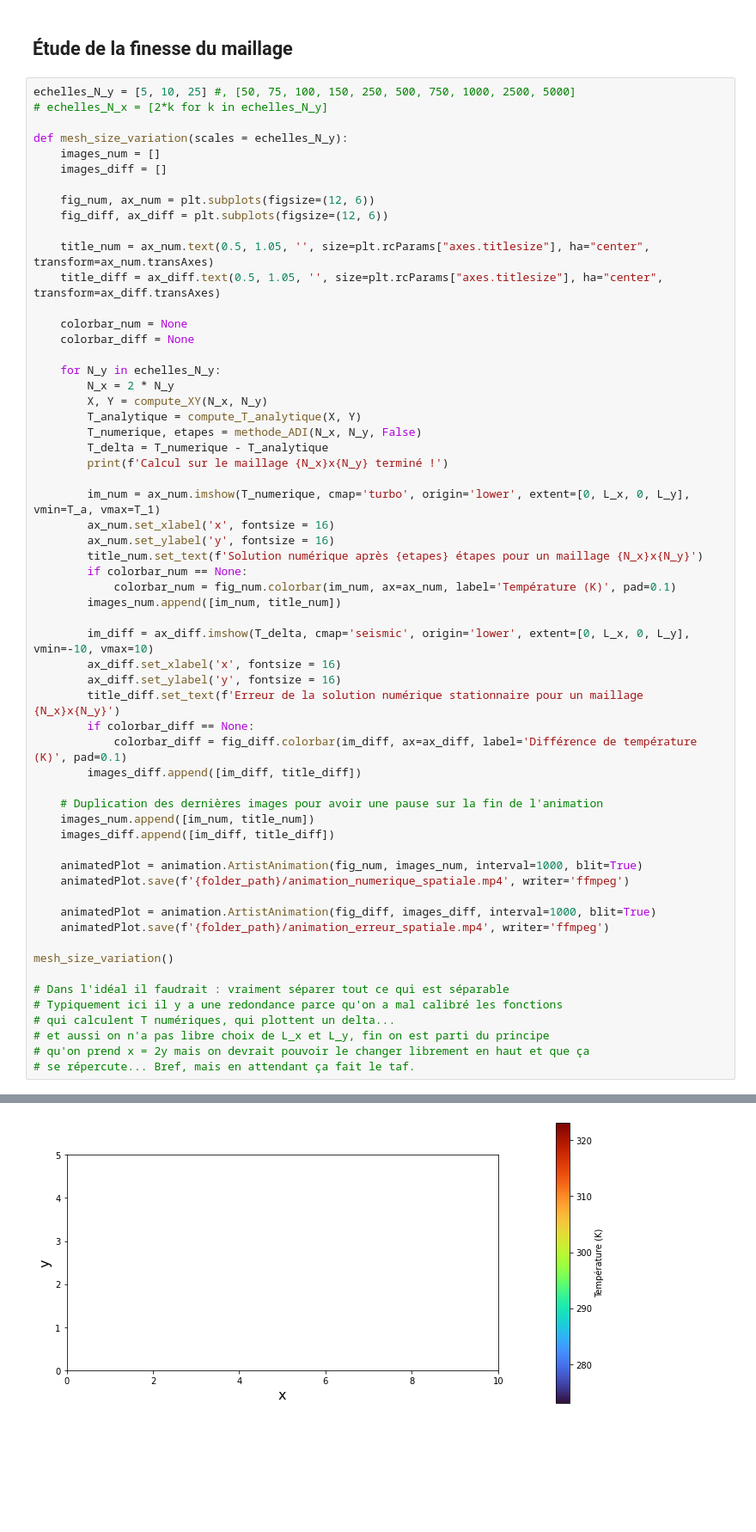
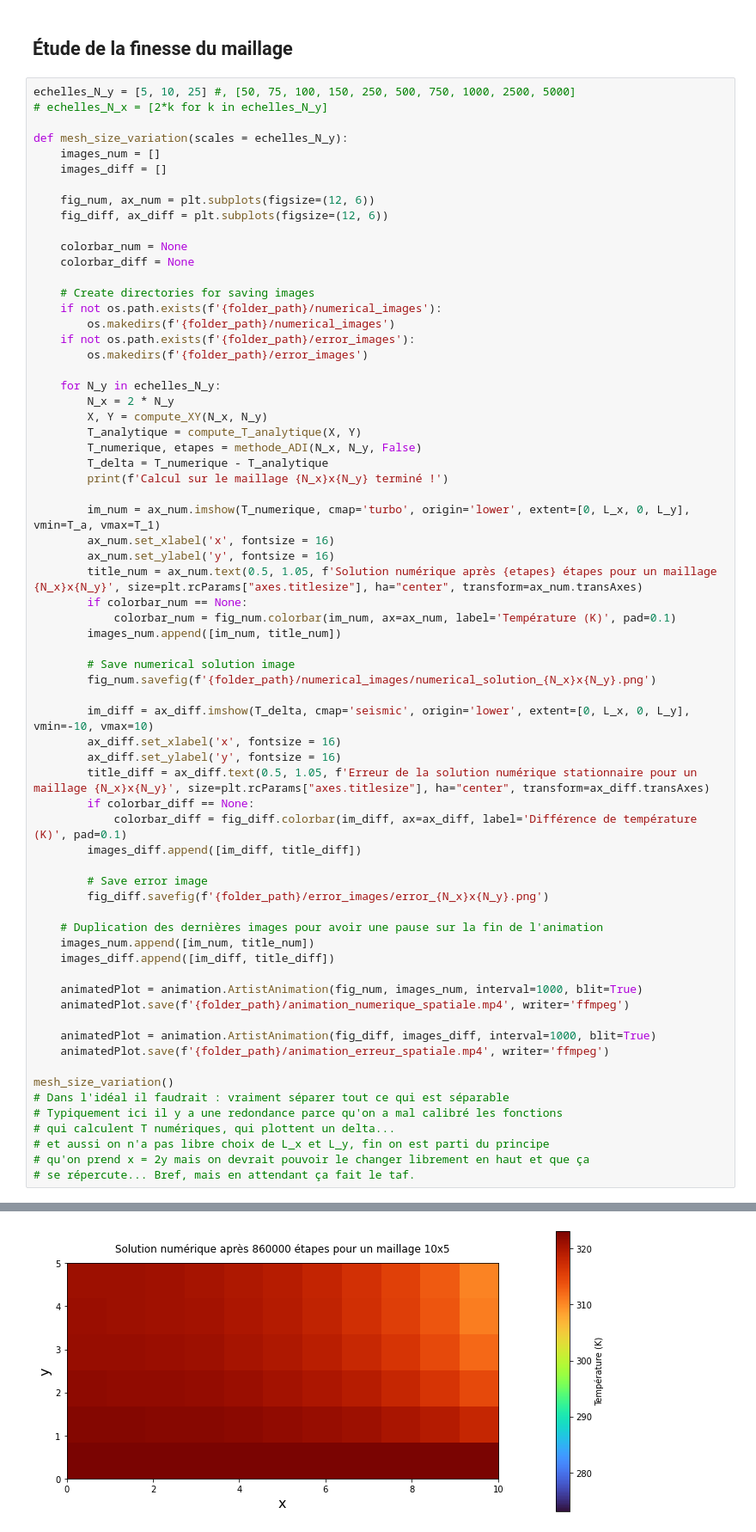
Before and after one commit to mboissiere/methodes-numeriques, a Jupyter notebook: da_capo.ipynb, the cells around one changed output, grey strips where cells are left out. Shown at 86% size. Saved outputs shown, nothing was run; the diff lists cells and outputs as text; blank space fills up the shorter version.

```diff
--- a/da_capo.ipynb
+++ b/da_capo.ipynb
@@ -483,11 +483,14 @@ def mesh_size_variation(scales = echelles_N_y):
     fig_num, ax_num = plt.subplots(figsize=(12, 6))
     fig_diff, ax_diff = plt.subplots(figsize=(12, 6))
 
-    title_num = ax_num.text(0.5, 1.05, '', size=plt.rcParams["axes.titlesize"], ha="center", transform=ax_num.transAxes)
-    title_diff = ax_diff.text(0.5, 1.05, '', size=plt.rcParams["axes.titlesize"], ha="center", transform=ax_diff.transAxes)
-
     colorbar_num = None
     colorbar_diff = None
+
+    # Create directories for saving images
+    if not os.path.exists(f'{folder_path}/numerical_images'):
+        os.makedirs(f'{folder_path}/numerical_images')
+    if not os.path.exists(f'{folder_path}/error_images'):
+        os.makedirs(f'{folder_path}/error_images')
 
     for N_y in echelles_N_y:
         N_x = 2 * N_y
@@ -500,18 +503,24 @@ def mesh_size_variation(scales = echelles_N_y):
         im_num = ax_num.imshow(T_numerique, cmap='turbo', origin='lower', extent=[0, L_x, 0, L_y], vmin=T_a, vmax=T_1)
         ax_num.set_xlabel('x', fontsize = 16)
         ax_num.set_ylabel('y', fontsize = 16)
-        title_num.set_text(f'Solution numérique après {etapes} étapes pour un maillage {N_x}x{N_y}')
+        title_num = ax_num.text(0.5, 1.05, f'Solution numérique après {etapes} étapes pour un maillage {N_x}x{N_y}', size=plt.rcParams["axes.titlesize"], ha="center", transform=ax_num.transAxes)
         if colorbar_num == None:
             colorbar_num = fig_num.colorbar(im_num, ax=ax_num, label='Température (K)', pad=0.1)
         images_num.append([im_num, title_num])
 
+        # Save numerical solution image
+        fig_num.savefig(f'{folder_path}/numerical_images/numerical_solution_{N_x}x{N_y}.png')
+
         im_diff = ax_diff.imshow(T_delta, cmap='seismic', origin='lower', extent=[0, L_x, 0, L_y], vmin=-10, vmax=10)
         ax_diff.set_xlabel('x', fontsize = 16)
         ax_diff.set_ylabel('y', fontsize = 16)
-        title_diff.set_text(f'Erreur de la solution numérique stationnaire pour un maillage {N_x}x{N_y}')
+        title_diff = ax_diff.text(0.5, 1.05, f'Erreur de la solution numérique stationnaire pour un maillage {N_x}x{N_y}', size=plt.rcParams["axes.titlesize"], ha="center", transform=ax_diff.transAxes)
         if colorbar_diff == None:
             colorbar_diff = fig_diff.colorbar(im_diff, ax=ax_diff, label='Différence de température (K)', pad=0.1)
         images_diff.append([im_diff, title_diff])
+
+        # Save error image
+        fig_diff.savefig(f'{folder_path}/error_images/error_{N_x}x{N_y}.png')
 
     # Duplication des dernières images pour avoir une pause sur la fin de l'animation
     images_num.append([im_num, title_num])
@@ -524,7 +533,6 @@ def mesh_size_variation(scales = echelles_N_y):
     animatedPlot.save(f'{folder_path}/animation_erreur_spatiale.mp4', writer='ffmpeg')
 
 mesh_size_variation()
-
 # Dans l'idéal il faudrait : vraiment séparer tout ce qui est séparable
 # Typiquement ici il y a une redondance parce qu'on a mal calibré les fonctions
 # qui calculent T numériques, qui plottent un delta...
@@ -539 +545 @@ AttributeError: 'Colorbar' object has no attribute 'set_visible'
-[figure, old version]
+[figure, new version]
```
Also changed, not shown: parts of 1 cell of this notebook.
